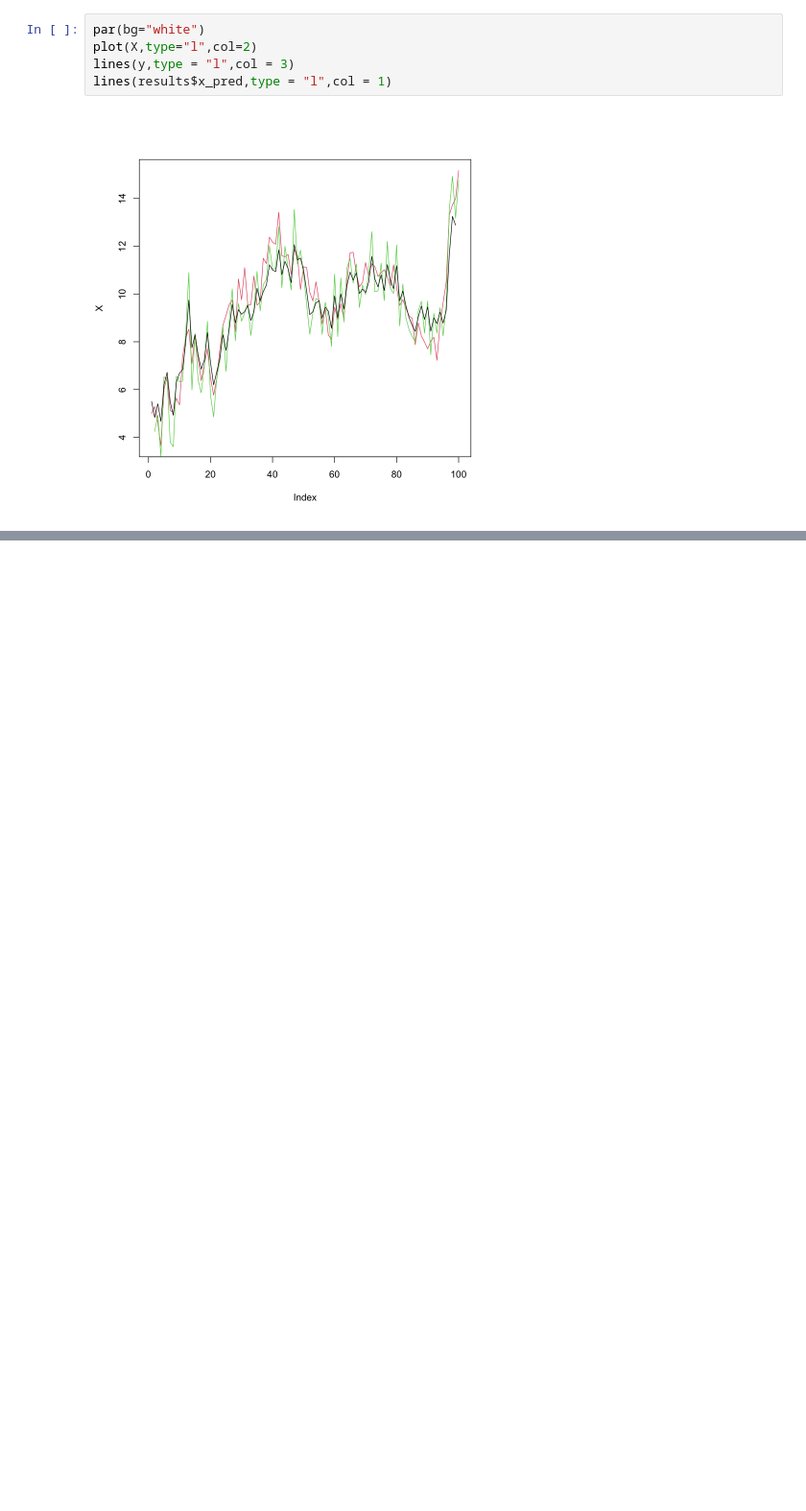
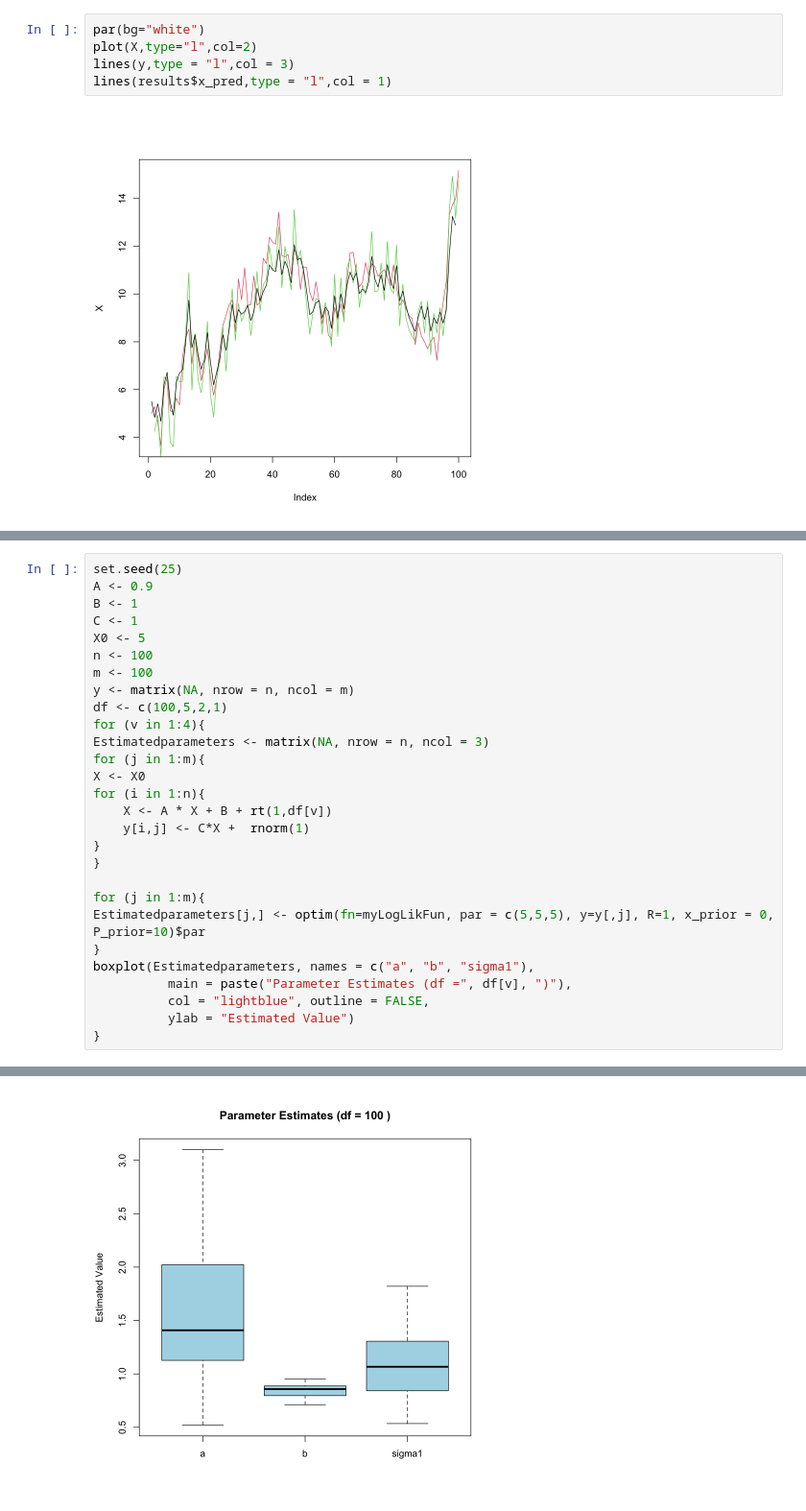
Before and after one commit to mathilderask/TimeSeriesAnalysis, a Jupyter notebook: Assignment4/opg1_nik.ipynb, the cells around one changed output, grey strips where cells are left out. Shown at 96% size. Saved outputs shown, nothing was run; the diff lists cells and outputs as text; blank space fills up the shorter version.

```diff
--- a/Assignment4/opg1_nik.ipynb
+++ b/Assignment4/opg1_nik.ipynb
@@ -60,0 +165,29 @@ lines(results$x_pred,type = "l",col = 1)
+# %%
+set.seed(25)
+A <- 0.9
+B <- 1
+C <- 1
+X0 <- 5
+n <- 100
+m <- 100
+y <- matrix(NA, nrow = n, ncol = m)
+df <- c(100,5,2,1)
+for (v in 1:4){
+Estimatedparameters <- matrix(NA, nrow = n, ncol = 3)
+for (j in 1:m){
+X <- X0
+for (i in 1:n){
+    X <- A * X + B + rt(1,df[v])
+    y[i,j] <- C*X +  rnorm(1)
+}
+}
+
+for (j in 1:m){
+Estimatedparameters[j,] <- optim(fn=myLogLikFun, par = c(5,5,5), y=y[,j], R=1, x_prior = 0, P_prior=10)$par
+}
+boxplot(Estimatedparameters, names = c("a", "b", "sigma1"),
+          main = paste("Parameter Estimates (df =", df[v], ")"),
+          col = "lightblue", outline = FALSE,
+          ylab = "Estimated Value")
+}
+# %% [output]
@@ -60,0 +211 @@ lines(results$x_pred,type = "l",col = 1)
+[figure, added]
```
Also changed, not shown: parts of 8 cells of this notebook, 5 other files.
